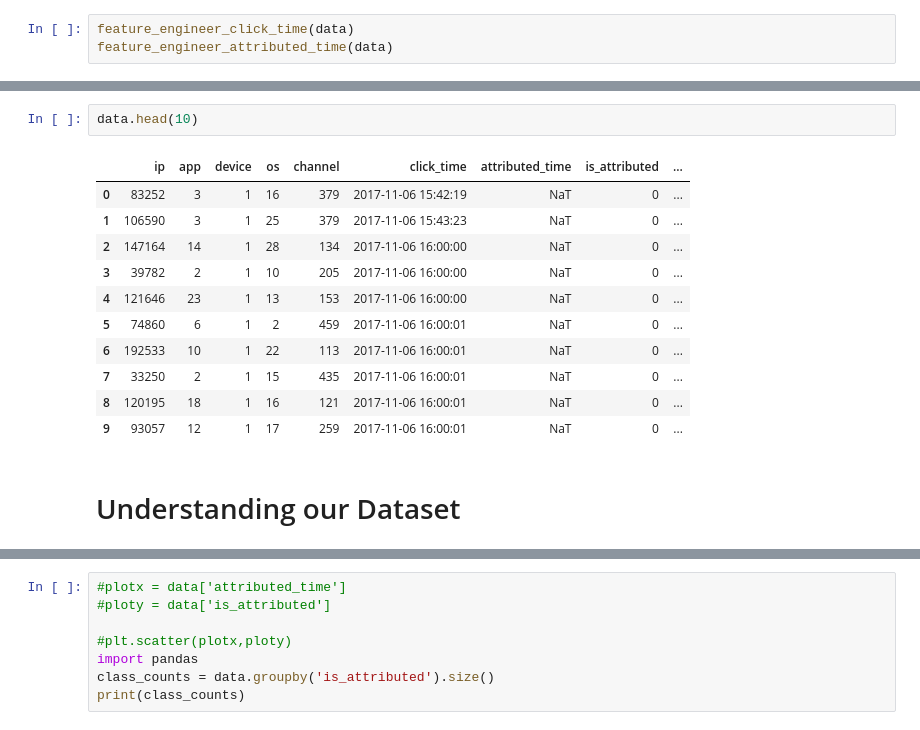
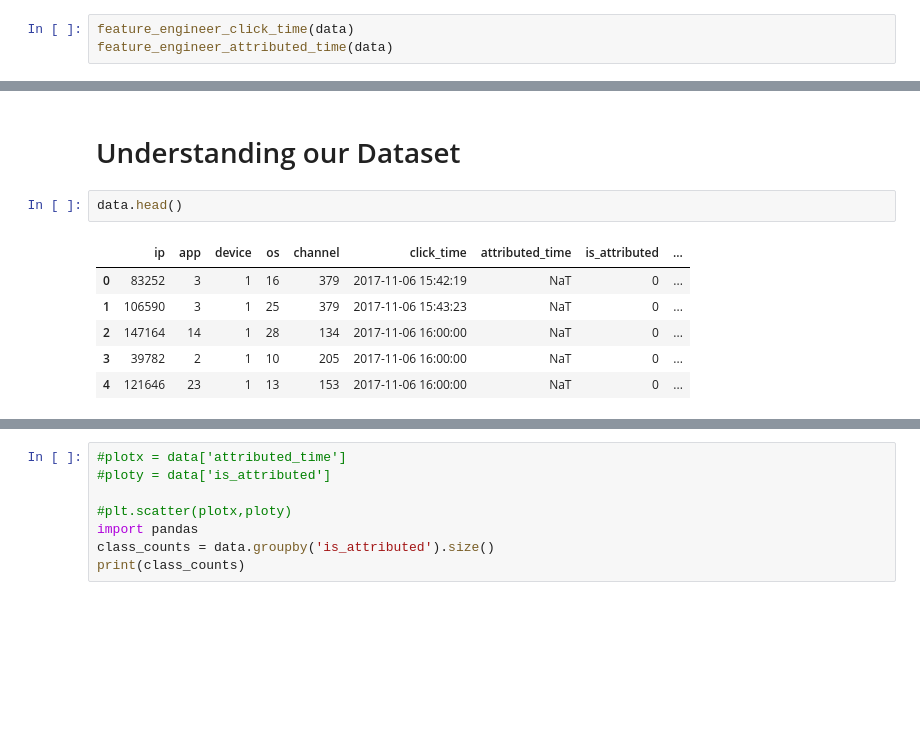
Before and after one commit to catherinelee274/fraud_detection, a Jupyter notebook: main.ipynb, the cells around one changed output, grey strips where cells are left out. Cells and saved outputs as stored; diff of their text form; blank space fills up the shorter version.

```diff
--- a/main.ipynb
+++ b/main.ipynb
@@ -100,16 +96,11 @@ memory usage: 7.7 MB
-# %%
-data.head(10)
-# %% [output]
-|  | ip | app | device | os | channel | click_time | attributed_time | is_attributed | ... |
-| 0 | 83252 | 3 | 1 | 16 | 379 | 2017-11-06 15:42:19 | NaT | 0 | ... |
-| 1 | 106590 | 3 | 1 | 25 | 379 | 2017-11-06 15:43:23 | NaT | 0 | ... |
-| 2 | 147164 | 14 | 1 | 28 | 134 | 2017-11-06 16:00:00 | NaT | 0 | ... |
-| 3 | 39782 | 2 | 1 | 10 | 205 | 2017-11-06 16:00:00 | NaT | 0 | ... |
-| 4 | 121646 | 23 | 1 | 13 | 153 | 2017-11-06 16:00:00 | NaT | 0 | ... |
-| 5 | 74860 | 6 | 1 | 2 | 459 | 2017-11-06 16:00:01 | NaT | 0 | ... |
-| 6 | 192533 | 10 | 1 | 22 | 113 | 2017-11-06 16:00:01 | NaT | 0 | ... |
-| 7 | 33250 | 2 | 1 | 15 | 435 | 2017-11-06 16:00:01 | NaT | 0 | ... |
-| 8 | 120195 | 18 | 1 | 16 | 121 | 2017-11-06 16:00:01 | NaT | 0 | ... |
-| 9 | 93057 | 12 | 1 | 17 | 259 | 2017-11-06 16:00:01 | NaT | 0 | ... |
 # %% [markdown]
 # Understanding our Dataset
+# %%
+data.head()
+# %% [output]
+|  | ip | app | device | os | channel | click_time | attributed_time | is_attributed | ... |
+| 0 | 83252 | 3 | 1 | 16 | 379 | 2017-11-06 15:42:19 | NaT | 0 | ... |
+| 1 | 106590 | 3 | 1 | 25 | 379 | 2017-11-06 15:43:23 | NaT | 0 | ... |
+| 2 | 147164 | 14 | 1 | 28 | 134 | 2017-11-06 16:00:00 | NaT | 0 | ... |
+| 3 | 39782 | 2 | 1 | 10 | 205 | 2017-11-06 16:00:00 | NaT | 0 | ... |
+| 4 | 121646 | 23 | 1 | 13 | 153 | 2017-11-06 16:00:00 | NaT | 0 | ... |
```
Also changed, not shown: parts of 14 cells of this notebook.
